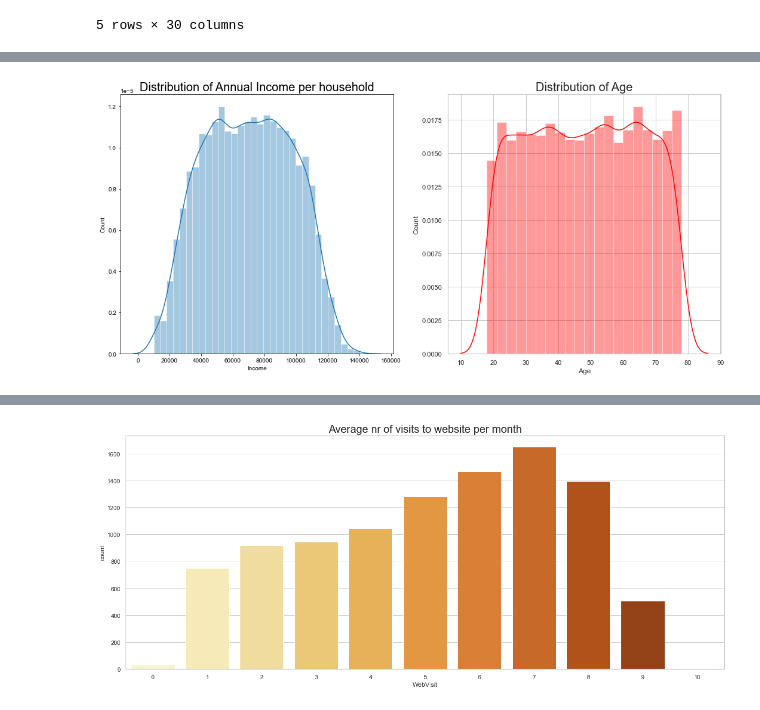
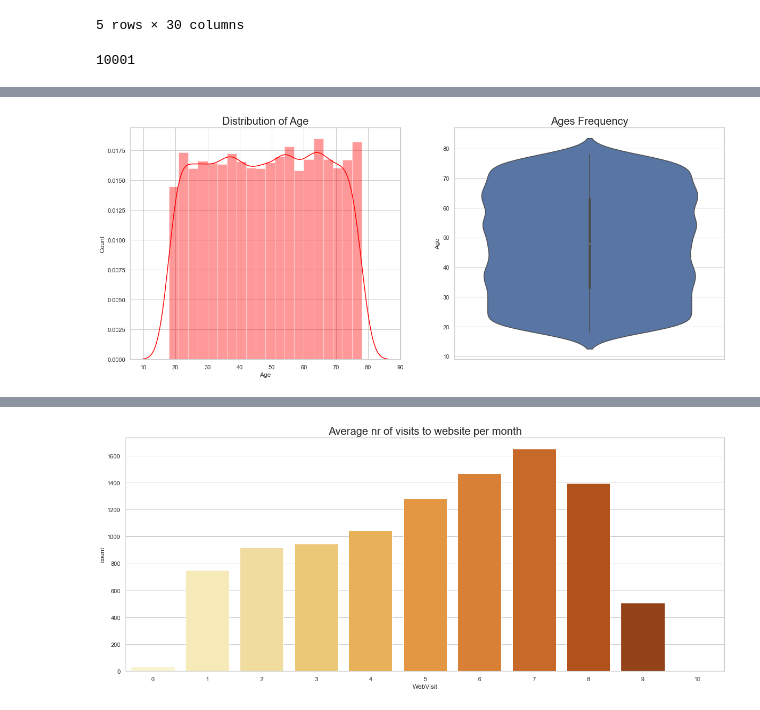
Before and after one commit to fredericojpr/BC1_Customer_Segmentation, a Jupyter notebook: scripts/EDA_frederico.ipynb, the cells around one changed output, grey strips where cells are left out. Saved outputs shown, nothing was run; the diff lists cells and outputs as text; code cells hidden in the pictures.

```diff
--- a/scripts/EDA_frederico.ipynb
+++ b/scripts/EDA_frederico.ipynb
@@ -41,6 +57,10 @@ data.head()
 | 3 | 2829.0 | 1049.0 | 42.0 | 16.0 | 61748.0 | 1.0 | 1.0 | 2.0 | 46.0 | 37.0 | ... | ... |
 | 4 | 8788.0 | 837.0 | 47.0 | 16.0 | 65789.0 | 0.0 | 1.0 | 2.0 | 3.0 | 36.0 | ... | ... |
 5 rows × 30 columns
+# %%
+len(data.Custid.unique())
+# %% [output]
+10001
 # %%
 data.iloc[:,1:11].describe()
 # %% [output]
@@ -56,20 +79,17 @@ data.iloc[:,1:11].describe()
 # %%
-plt.rcParams['figure.figsize'] = (18, 8)
+plt.rcParams['figure.figsize'] = (20, 8)
 
 plt.subplot(1, 2, 1)
-sns.set(style = 'whitegrid')
-sns.distplot(data['Income'])
-plt.title('Distribution of Annual Income per household', fontsize = 20)
-plt.xlabel('Income')
-plt.ylabel('Count')
-
-
-plt.subplot(1, 2, 2)
 sns.set(style = 'whitegrid')
 sns.distplot(data['Age'], bins = 20,color = 'red')
 plt.title('Distribution of Age', fontsize = 20)
 plt.xlabel('Age')
 plt.ylabel('Count')
+
+plt.subplot(1, 2, 2)
+sns.set(style = 'whitegrid')
+sns.violinplot(y=data["Age"])
+plt.title('Ages Frequency', fontsize = 20)
 plt.show()
 # %% [output]
-[figure, old version]
+[figure, new version]
```
Also changed, not shown: parts of 13 cells of this notebook.
